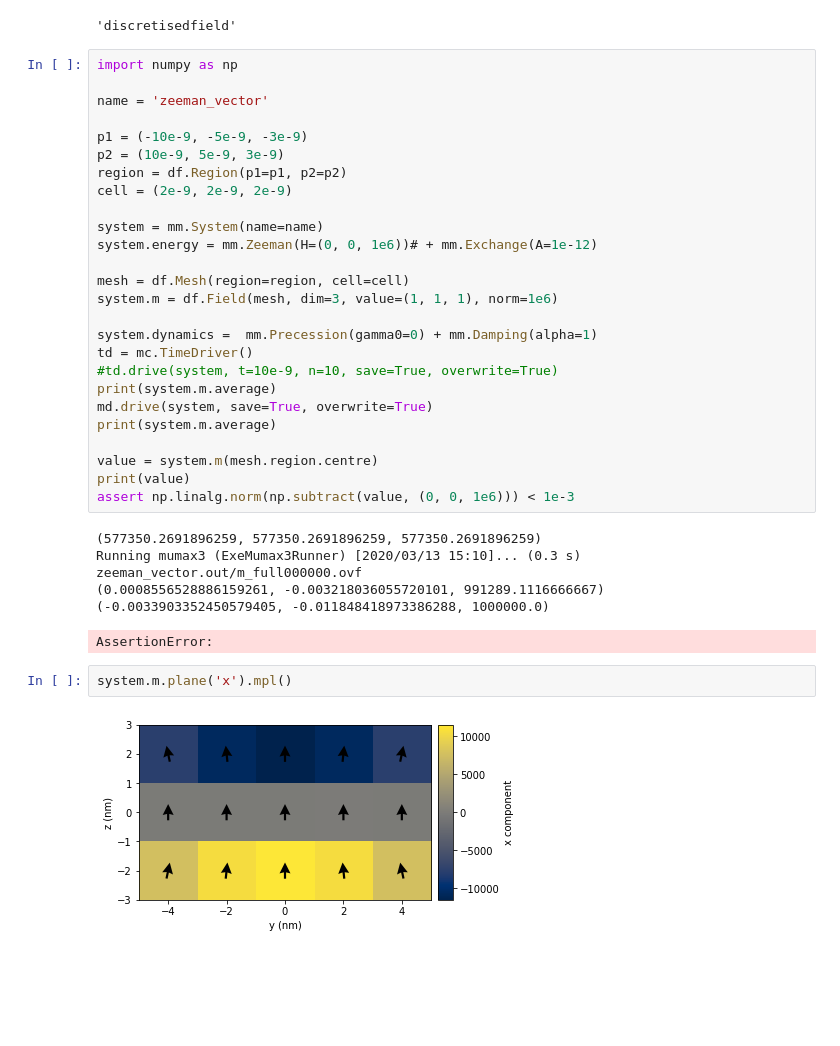
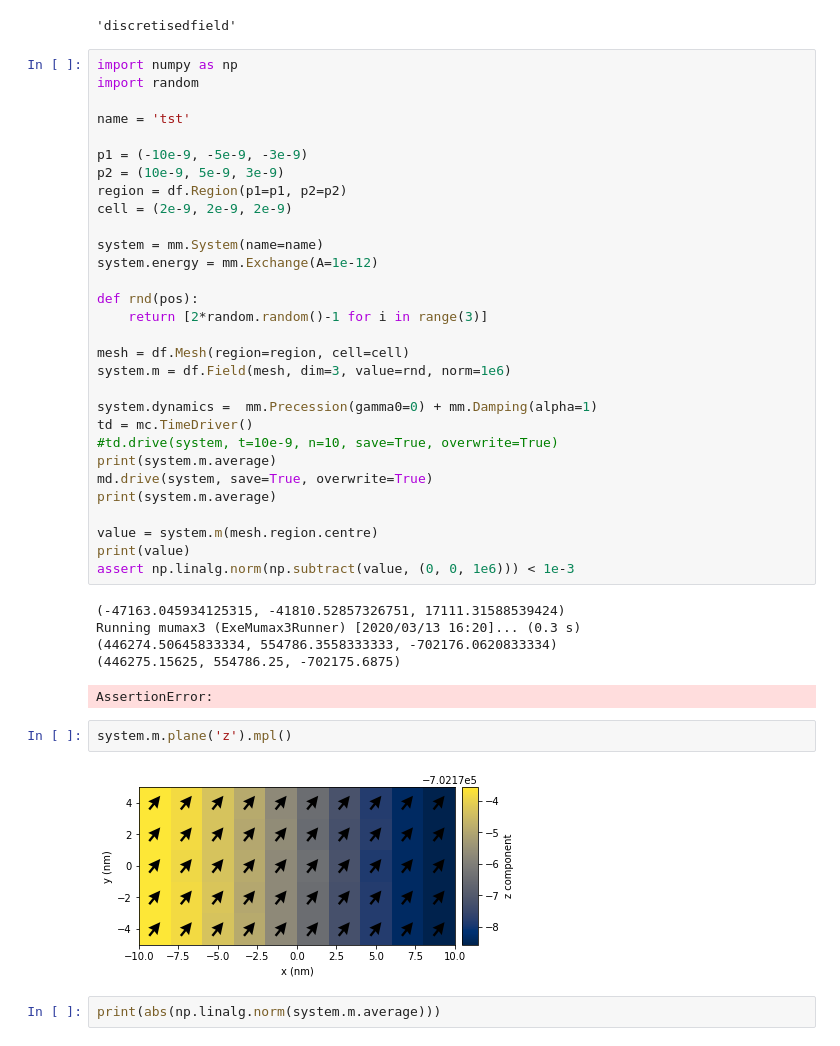
Before and after one commit to ubermag/mumax3c, a Jupyter notebook: Untitled.ipynb, the cells around one changed output. Drawn from its saved outputs; the diff is of its cells as text; blank space fills up the shorter version.

```diff
--- a/Untitled.ipynb
+++ b/Untitled.ipynb
@@ -69,8 +65,9 @@ df.__name__
 'discretisedfield'
 # %%
 import numpy as np
+import random
 
-name = 'zeeman_vector'
+name = 'tst'
 
 p1 = (-10e-9, -5e-9, -3e-9)
 p2 = (10e-9, 5e-9, 3e-9)
@@ -78,10 +75,13 @@ region = df.Region(p1=p1, p2=p2)
 cell = (2e-9, 2e-9, 2e-9)
 
 system = mm.System(name=name)
-system.energy = mm.Zeeman(H=(0, 0, 1e6))# + mm.Exchange(A=1e-12)
+system.energy = mm.Exchange(A=1e-12)
+
+def rnd(pos):
+    return [2*random.random()-1 for i in range(3)]
 
 mesh = df.Mesh(region=region, cell=cell)
-system.m = df.Field(mesh, dim=3, value=(1, 1, 1), norm=1e6)
+system.m = df.Field(mesh, dim=3, value=rnd, norm=1e6)
 
 system.dynamics =  mm.Precession(gamma0=0) + mm.Damping(alpha=1)
 td = mc.TimeDriver()
@@ -94,13 +94,14 @@ value = system.m(mesh.region.centre)
 print(value)
 assert np.linalg.norm(np.subtract(value, (0, 0, 1e6))) < 1e-3
 # %% [output]
-(577350.2691896259, 577350.2691896259, 577350.2691896259)
-Running mumax3 (ExeMumax3Runner) [2020/03/13 15:10]... (0.3 s)
-zeeman_vector.out/m_full000000.ovf
-(0.0008556528886159261, -0.003218036055720101, 991289.1116666667)
-(-0.0033903352450579405, -0.011848418973386288, 1000000.0)
+(-47163.045934125315, -41810.52857326751, 17111.31588539424)
+Running mumax3 (ExeMumax3Runner) [2020/03/13 16:20]... (0.3 s)
+(446274.50645833334, 554786.3558333333, -702176.0620833334)
+(446275.15625, 554786.25, -702175.6875)
 AssertionError:
 # %%
-system.m.plane('x').mpl()
+system.m.plane('z').mpl()
 # %% [output]
-[figure, old version]
+[figure, new version]
+# %%
+print(abs(np.linalg.norm(system.m.average)))
```
Also changed, not shown: parts of 8 cells of this notebook, 8 other files.
